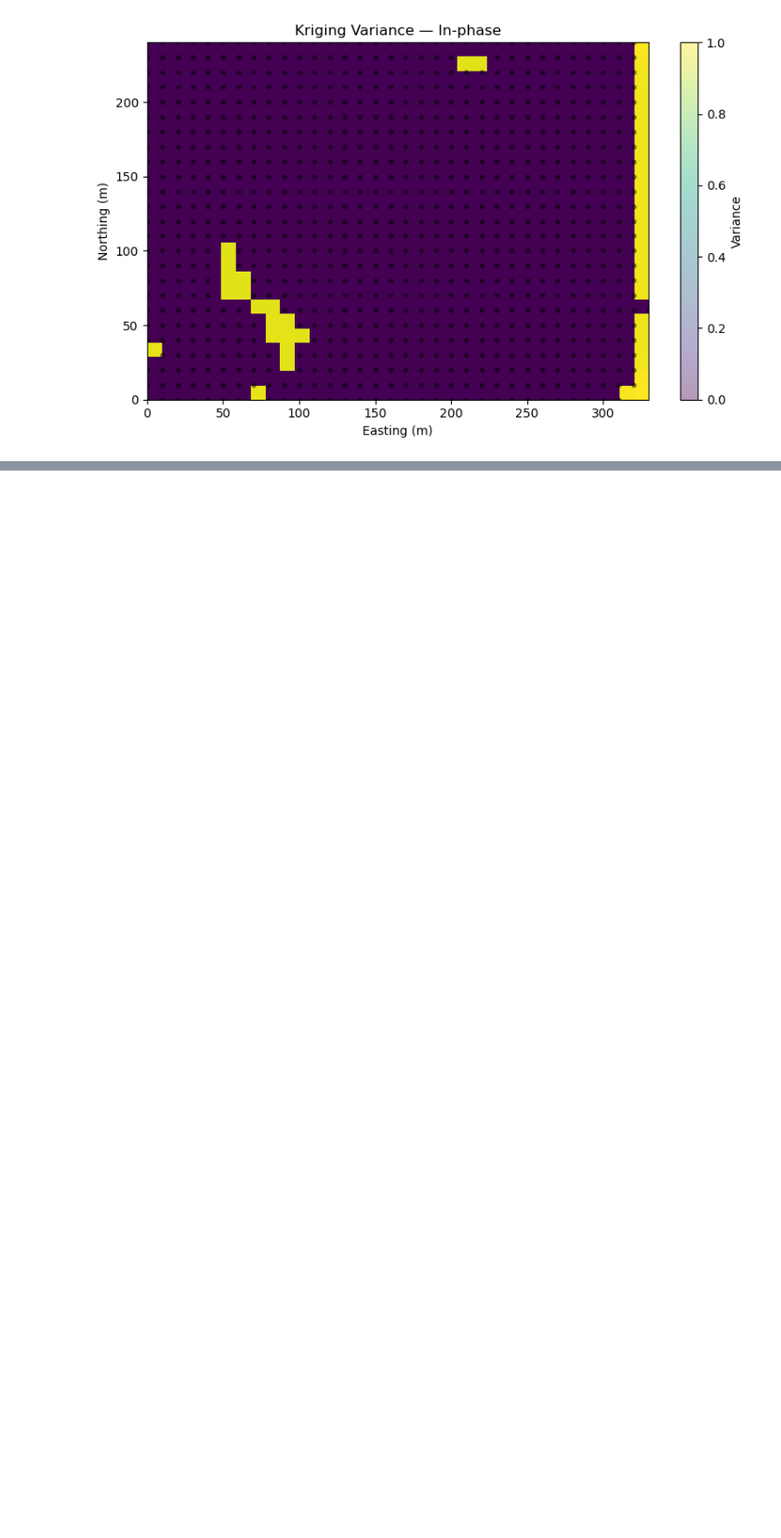
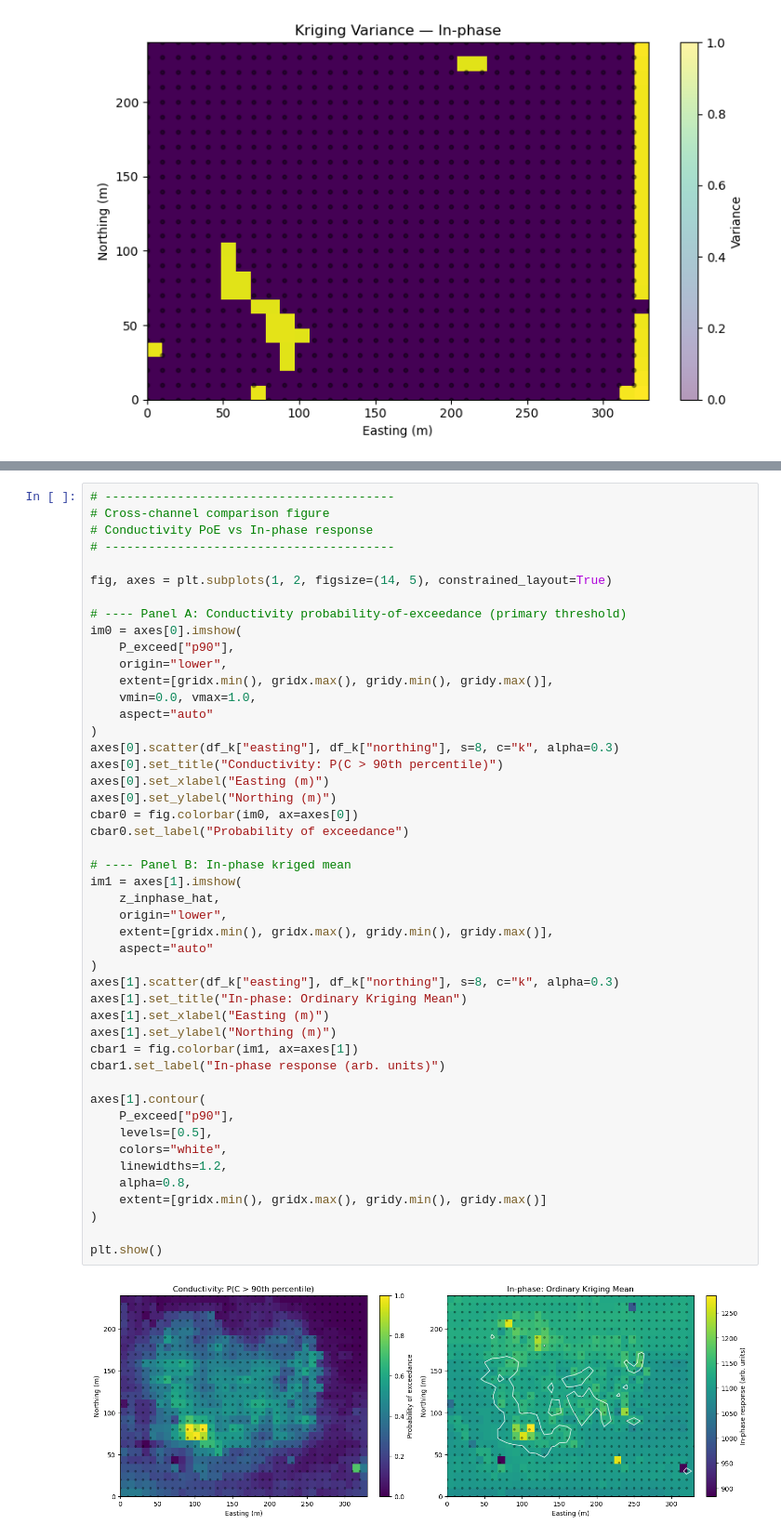
Before and after one commit to JasonDahl/eighty-acres-em31, a Jupyter notebook: notebooks/01_em31_geostatistical_analysis.ipynb, the cells around one changed output, grey strips where cells are left out. Shown at 93% size. Cells and saved outputs as stored; diff of their text form; blank space fills up the shorter version.

```diff
--- a/notebooks/01_em31_geostatistical_analysis.ipynb
+++ b/notebooks/01_em31_geostatistical_analysis.ipynb
@@ -838,0 +1333,49 @@ Overall, the kriging results support the presence of a localized subsurface feat
+# %%
+# ----------------------------------------
+# Cross-channel comparison figure
+# Conductivity PoE vs In-phase response
+# ----------------------------------------
+
+fig, axes = plt.subplots(1, 2, figsize=(14, 5), constrained_layout=True)
+
+# ---- Panel A: Conductivity probability-of-exceedance (primary threshold)
+im0 = axes[0].imshow(
+    P_exceed["p90"],
+    origin="lower",
+    extent=[gridx.min(), gridx.max(), gridy.min(), gridy.max()],
+    vmin=0.0, vmax=1.0,
+    aspect="auto"
+)
+axes[0].scatter(df_k["easting"], df_k["northing"], s=8, c="k", alpha=0.3)
+axes[0].set_title("Conductivity: P(C > 90th percentile)")
+axes[0].set_xlabel("Easting (m)")
+axes[0].set_ylabel("Northing (m)")
+cbar0 = fig.colorbar(im0, ax=axes[0])
+cbar0.set_label("Probability of exceedance")
+
+# ---- Panel B: In-phase kriged mean
+im1 = axes[1].imshow(
+    z_inphase_hat,
+    origin="lower",
+    extent=[gridx.min(), gridx.max(), gridy.min(), gridy.max()],
+    aspect="auto"
+)
+axes[1].scatter(df_k["easting"], df_k["northing"], s=8, c="k", alpha=0.3)
+axes[1].set_title("In-phase: Ordinary Kriging Mean")
+axes[1].set_xlabel("Easting (m)")
+axes[1].set_ylabel("Northing (m)")
+cbar1 = fig.colorbar(im1, ax=axes[1])
+cbar1.set_label("In-phase response (arb. units)")
+
+axes[1].contour(
+    P_exceed["p90"],
+    levels=[0.5],
+    colors="white",
+    linewidths=1.2,
+    alpha=0.8,
+    extent=[gridx.min(), gridx.max(), gridy.min(), gridy.max()]
+)
+
+plt.show()
+# %% [output]
+[figure, added]
```
Also changed, not shown: parts of 17 cells of this notebook.
